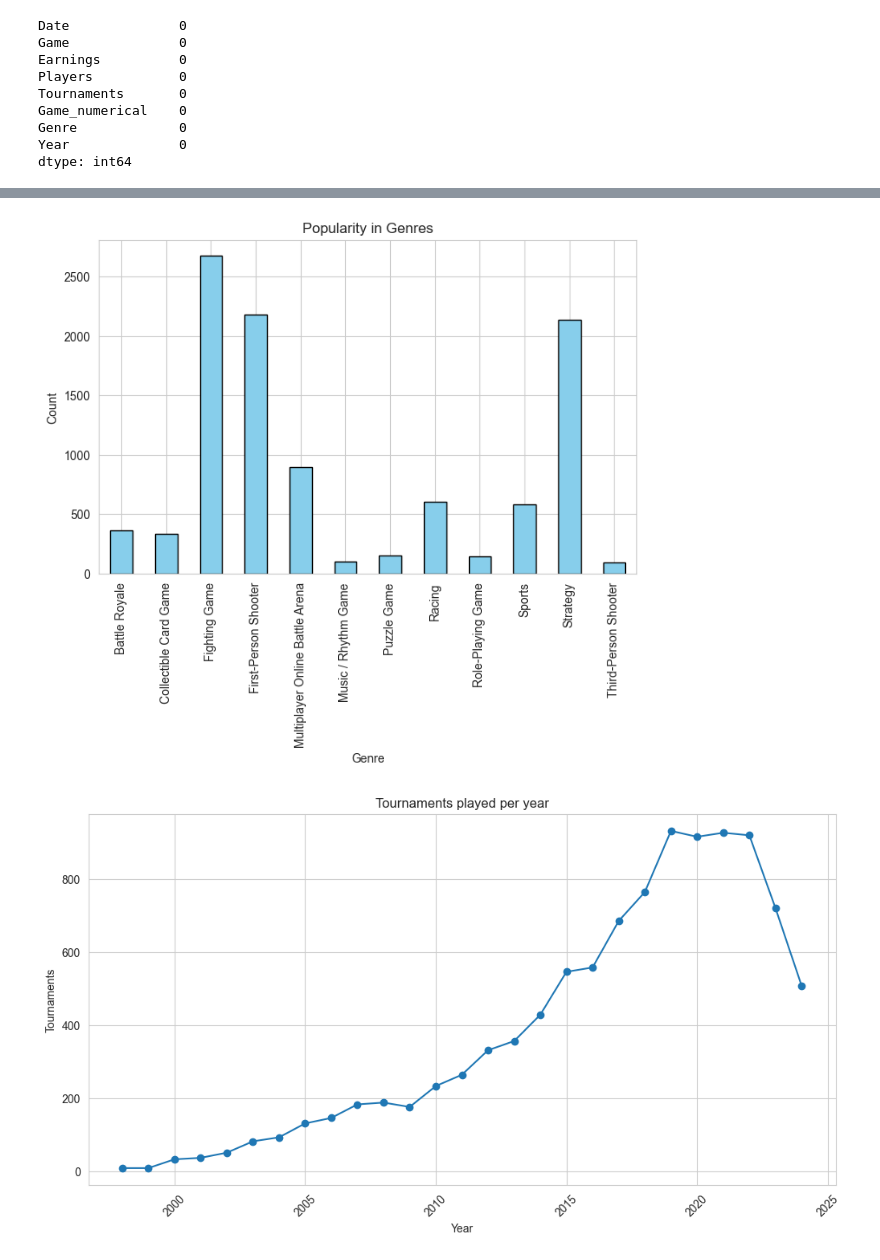
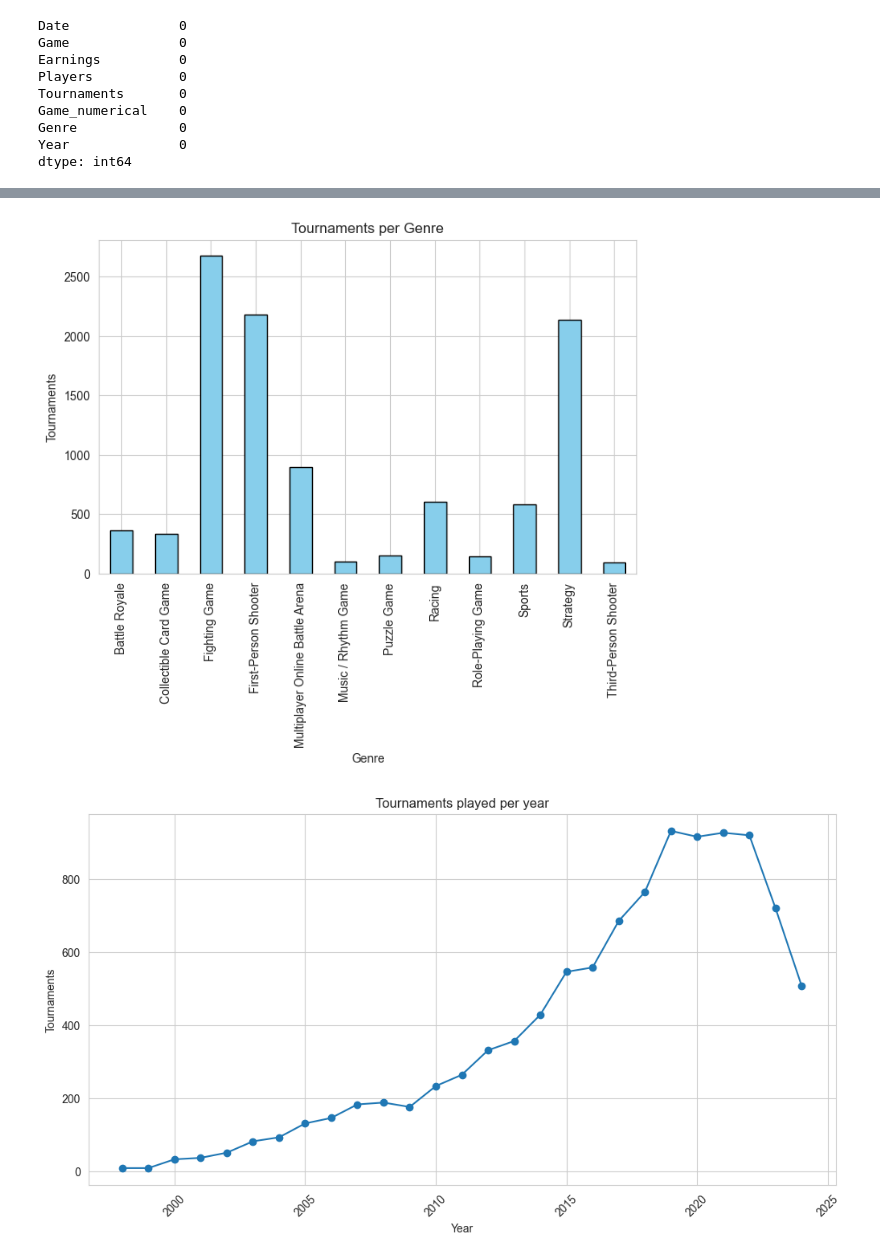
Before and after one commit to AndreasL85/pyprojektarbete, a Jupyter notebook: esports.ipynb, the cells around one changed output, grey strips where cells are left out. Cells and saved outputs as stored; diff of their text form; code cells hidden in the pictures.

```diff
--- a/esports.ipynb
+++ b/esports.ipynb
@@ -142,7 +143,7 @@ plt.xlabel("Year/Month");
 # %%
 
-earnings_bins = [0, 50, 100, 200, 400, 800, 900, 50000000]
-earnings_labels = ["< 50", "50-100", "100-200", "200-400", "400-800", "800-900", "> 900"]
+earnings_bins = [0, 5000, 10000, 20000, 40000, 80000, 160000, 500000, 50000000]
+earnings_labels = ["< 5K", "5K-10K", "10K-20K", "20K-40K", "40K-80K", "80K-160K", "160K-500K", "> 500K"]
 
 # Segment earnings into defined bins
 data["Earnings_Segment"] = pd.cut(data["Earnings"], bins=earnings_bins, labels=earnings_labels, include_lowest=True)
@@ -153,8 +154,8 @@ earnings_segment_counts = data["Earnings_Segment"].value_counts().sort_index()
 # Plot segmented earnings distribution
 fig, ax = plt.subplots(figsize=(8, 5))
 earnings_segment_counts.plot(kind="bar", color="skyblue", edgecolor="black", ax=ax)
-ax.set_title("Tournament Earnings ($)")
-ax.set_xlabel("Earnings ($)")
+ax.set_title("Tournament Price Pool ($)")
+ax.set_xlabel("Price Pool ($)")
 ax.set_ylabel("Tournaments")
 plt.xticks(rotation=45)
 plt.show()
@@ -163,18 +164,18 @@ plt.show()
 # %%
 
 # Count occurrences in each segment
 earnings_segment_counts = data["Genre"].value_counts().sort_index()
 
 # Plot segmented earnings distribution
 fig, ax = plt.subplots(figsize=(8, 5))
 earnings_segment_counts.plot(kind="bar", color="skyblue", edgecolor="black", ax=ax)
-ax.set_title("Popularity in Genres")
+ax.set_title("Tournaments per Genre")
 ax.set_xlabel("Genre")
-ax.set_ylabel("Count")
+ax.set_ylabel("Tournaments")
 plt.xticks(rotation=90)
 plt.show()
 # %% [output]
-[figure, old version]
+[figure, new version]
 # %%
 # Extrahera år
 data["Year"] = pd.to_datetime(data["Date"]).dt.year
```
Also changed, not shown: parts of 14 cells of this notebook.
